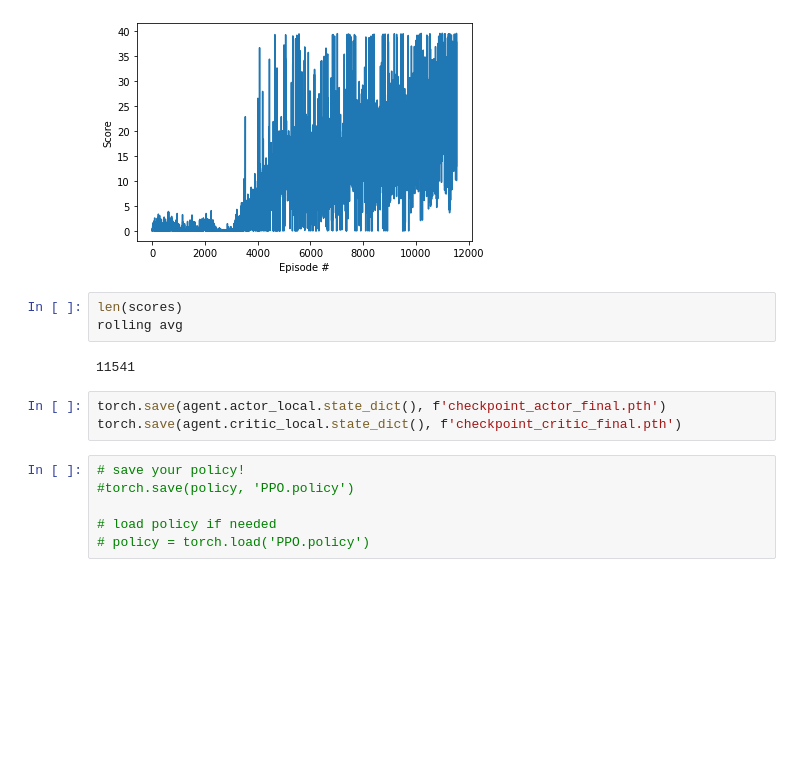
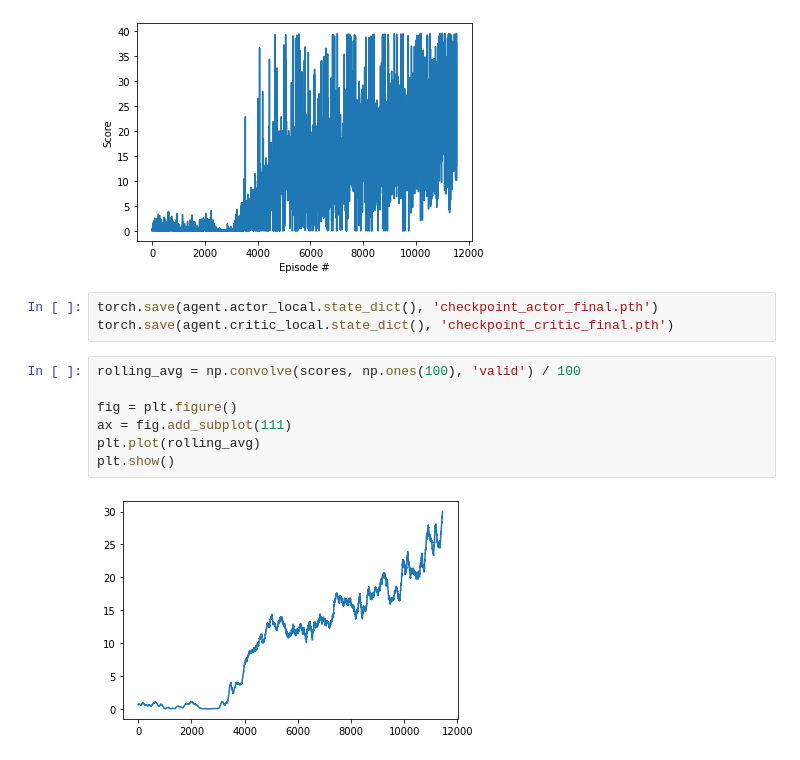
Before and after one commit to LeowWB/drlnd-p2-cc, a Jupyter notebook: Continuous_Control_DDPG.ipynb, the cells around one changed output. Drawn from its saved outputs; the diff is of its cells as text; blank space fills up the shorter version.

Commit message:
Add more content (incl a visualizer of best weights and a rolling avg

```diff
--- a/Continuous_Control_DDPG.ipynb
+++ b/Continuous_Control_DDPG.ipynb
@@ -262,17 +230,15 @@ Episode 11500   Average Score: 27.68249938      Score: 33.88
 Episode 11525   Average Score: 29.23509935      Score: 34.69
 Episode 11541   Average Score: 30.04039933      Score: 37.73
 [figure]
-# %%
-len(scores)
-rolling avg
-# %% [output]
-11541
 # %%
-torch.save(agent.actor_local.state_dict(), f'checkpoint_actor_final.pth')
-torch.save(agent.critic_local.state_dict(), f'checkpoint_critic_final.pth')
+torch.save(agent.actor_local.state_dict(), 'checkpoint_actor_final.pth')
+torch.save(agent.critic_local.state_dict(), 'checkpoint_critic_final.pth')
-# %%
-# save your policy!
-#torch.save(policy, 'PPO.policy')
-
-# load policy if needed
-# policy = torch.load('PPO.policy')
+# %%
+rolling_avg = np.convolve(scores, np.ones(100), 'valid') / 100
+
+fig = plt.figure()
+ax = fig.add_subplot(111)
+plt.plot(rolling_avg)
+plt.show()
+# %% [output]
+[figure, added]
```
Also changed, not shown: parts of 4 cells of this notebook.
